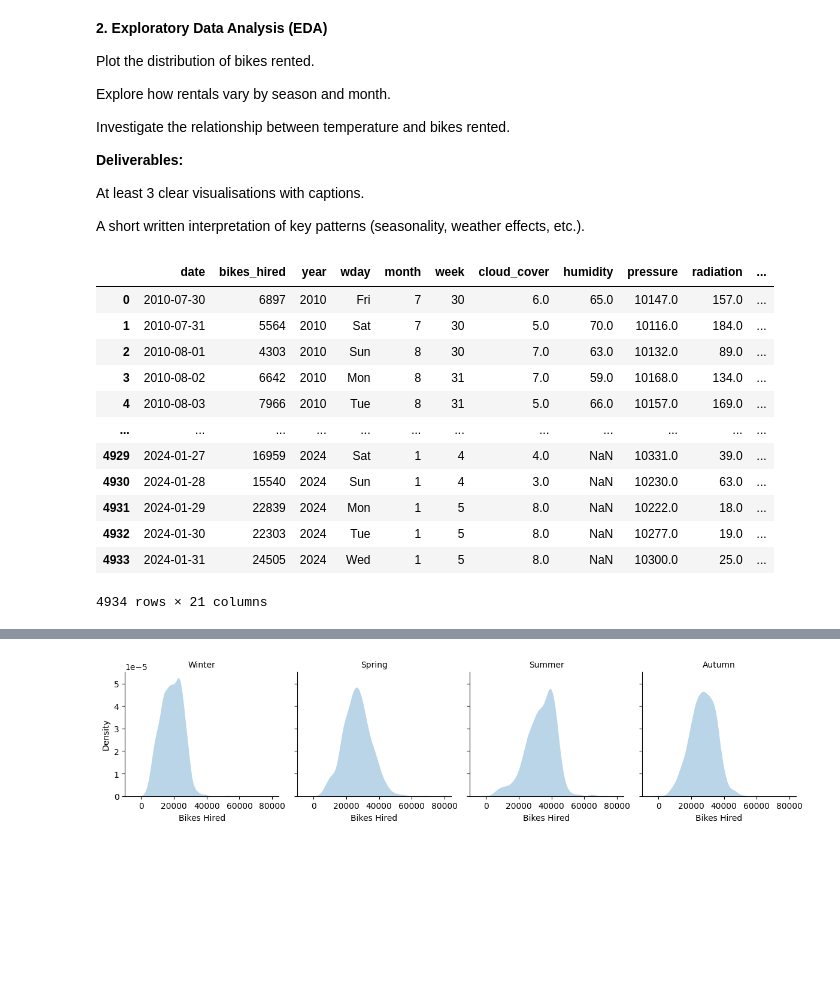
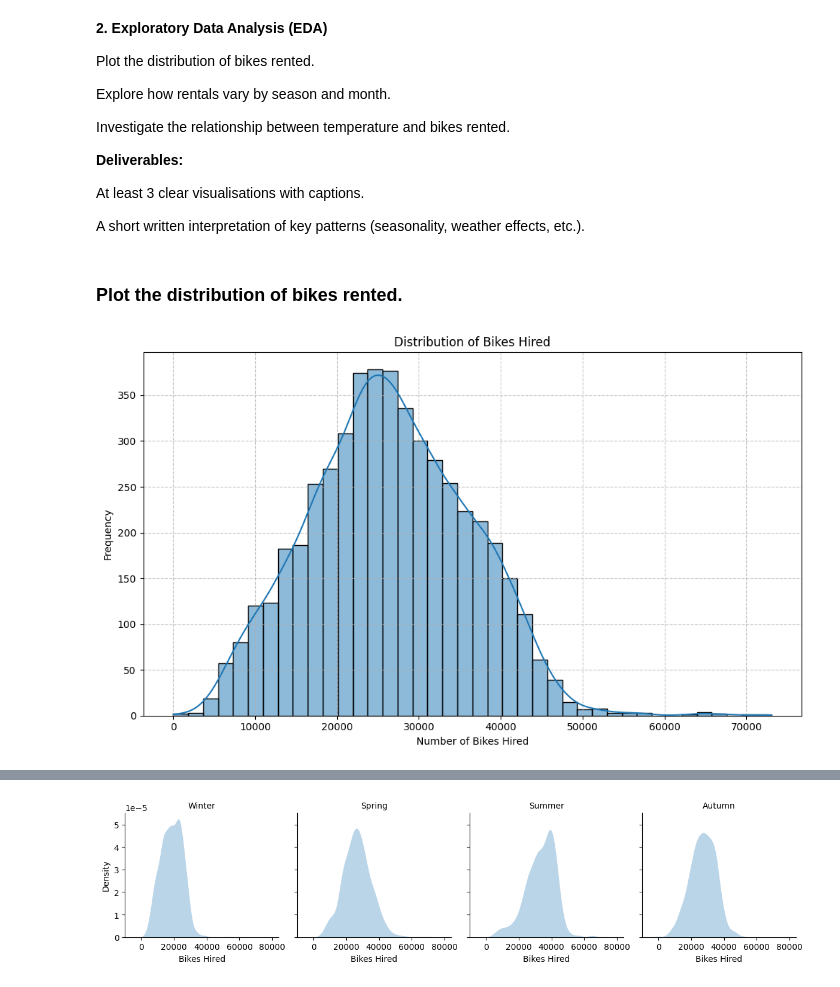
Before and after one commit to jonahpaige/Jonah_repository, a Jupyter notebook: Data/Session 3 Solutions-20250918/Group_Project.ipynb, the cells around one changed output, grey strips where cells are left out. Cells and saved outputs as stored; diff of their text form; code cells hidden in the pictures; blank space fills up the shorter version.

```diff
--- a/Data/Session 3 Solutions-20250918/Group_Project.ipynb
+++ b/Data/Session 3 Solutions-20250918/Group_Project.ipynb
@@ -136,54 +196,19 @@ Investigate the relationship between temperature and bikes rented.
 At least 3 clear visualisations with captions.
 
 A short written interpretation of key patterns (seasonality, weather effects, etc.).
-# %%
-## Your code goes here
-# Convert to datetime first
-bikes['date'] = pd.to_datetime(bikes['date'])
-
-# extract components
-bikes["year"] = bikes["date"].dt.year
-bikes["month"] = bikes["date"].dt.month
-bikes["month_name"] = bikes["date"].dt.month_name()   # month label
-bikes["day"] = bikes["date"].dt.day
-bikes["day_of_week"] = bikes["date"].dt.day_name()     # weekday label
-bikes['date'] = bikes['date'].dt.date
-
-
-# create season_name based on numeric rules
-bikes["season"] = np.select(
-    [
-        (bikes["month"].isin([12, 1, 2])),   # Winter: Dec, Jan, Feb
-        (bikes["month"].isin([3, 4, 5])),    # Spring: Mar, Apr, May
-        (bikes["month"].isin([6, 7, 8])),    # Summer: Jun, Jul, Aug
-        (bikes["month"].isin([9, 10, 11]))   # Autumn: Sep, Oct, Nov
-    ],
-    ["Winter", "Spring", "Summer", "Autumn"],
-    default="Unknown"
-)
-
-# convert to ordered categorical, like fct_relevel in R
-season_order = ["Winter", "Spring", "Summer", "Autumn"]
-bikes["season"] = pd.Categorical(
-    bikes["season"],
-    categories=season_order,
-    ordered=True
-)
-
-bikes
-
-bikes
-# %% [output]
-|  | date | bikes_hired | year | wday | month | week | cloud_cover | humidity | pressure | radiation | ... |
-| 0 | 2010-07-30 | 6897 | 2010 | Fri | 7 | 30 | 6.0 | 65.0 | 10147.0 | 157.0 | ... |
-| 1 | 2010-07-31 | 5564 | 2010 | Sat | 7 | 30 | 5.0 | 70.0 | 10116.0 | 184.0 | ... |
-| 2 | 2010-08-01 | 4303 | 2010 | Sun | 8 | 30 | 7.0 | 63.0 | 10132.0 | 89.0 | ... |
-| 3 | 2010-08-02 | 6642 | 2010 | Mon | 8 | 31 | 7.0 | 59.0 | 10168.0 | 134.0 | ... |
-| 4 | 2010-08-03 | 7966 | 2010 | Tue | 8 | 31 | 5.0 | 66.0 | 10157.0 | 169.0 | ... |
-| ... | ... | ... | ... | ... | ... | ... | ... | ... | ... | ... | ... |
-| 4929 | 2024-01-27 | 16959 | 2024 | Sat | 1 | 4 | 4.0 | NaN | 10331.0 | 39.0 | ... |
-| 4930 | 2024-01-28 | 15540 | 2024 | Sun | 1 | 4 | 3.0 | NaN | 10230.0 | 63.0 | ... |
-| 4931 | 2024-01-29 | 22839 | 2024 | Mon | 1 | 5 | 8.0 | NaN | 10222.0 | 18.0 | ... |
-| 4932 | 2024-01-30 | 22303 | 2024 | Tue | 1 | 5 | 8.0 | NaN | 10277.0 | 19.0 | ... |
-| 4933 | 2024-01-31 | 24505 | 2024 | Wed | 1 | 5 | 8.0 | NaN | 10300.0 | 25.0 | ... |
-4934 rows × 21 columns
+# %% [markdown]
+### Plot the distribution of bikes rented.
+# %%
+# Distribution of bikes_hired
+
+plt.figure(figsize=(10, 6))
+sns.histplot(data=bikes, x="bikes_hired", bins=40, kde=True)
+plt.title("Distribution of Bikes Hired")
+plt.xlabel("Number of Bikes Hired")
+plt.ylabel("Frequency")
+# plt.xticks(rotation=45)
+plt.grid(linestyle='--', alpha=0.7)
+plt.tight_layout()
+plt.show()
+# %% [output]
+[figure, added]
```
Also changed, not shown: parts of 20 cells of this notebook.
